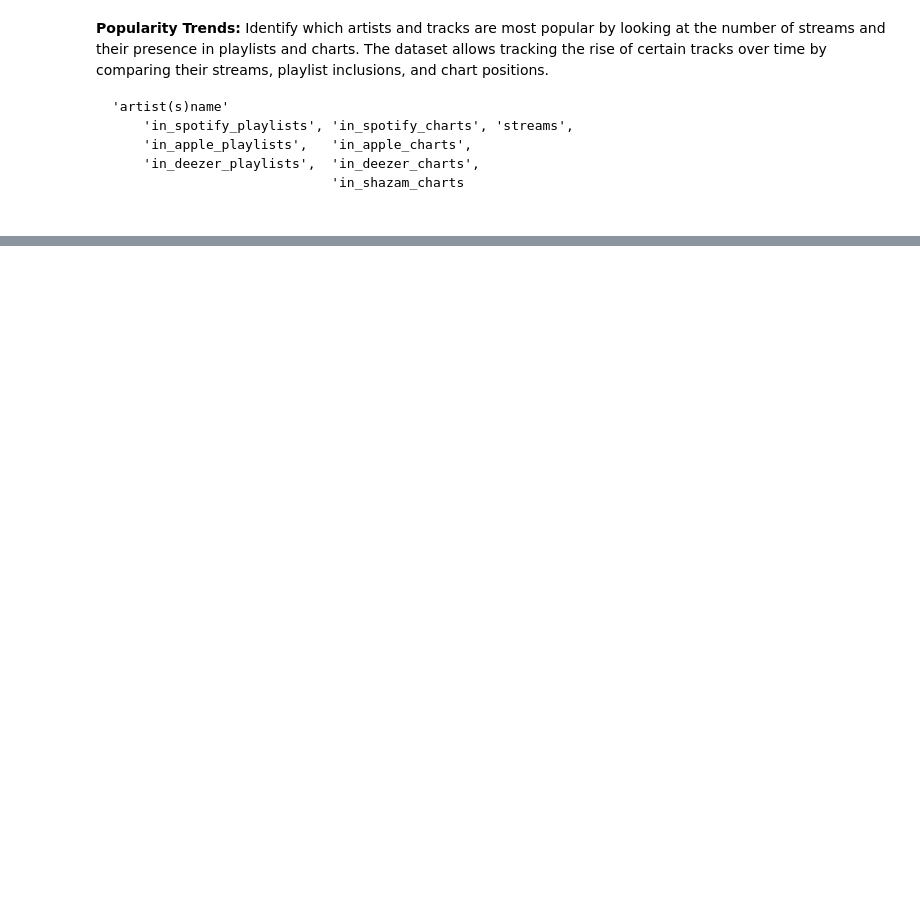
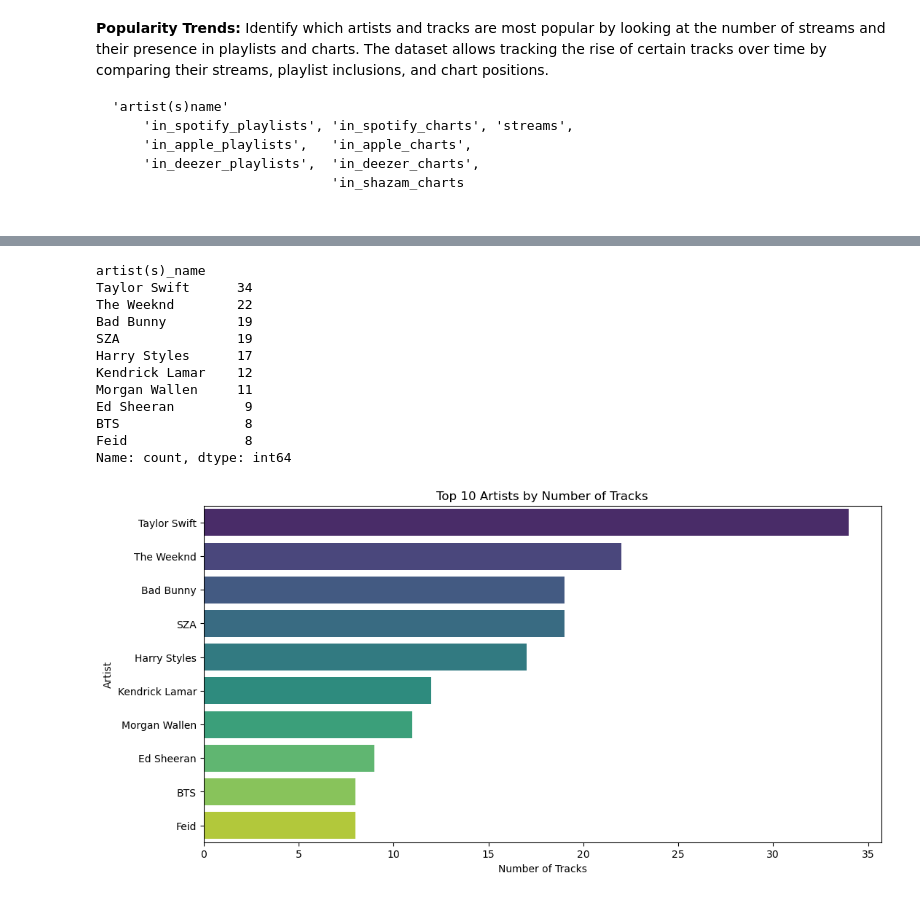
Before and after one commit to willablackmon/spotify_playlist_analysis, a Jupyter notebook: spotify_2023_data.ipynb, the cells around one changed output, grey strips where cells are left out. Cells and saved outputs as stored; diff of their text form; code cells hidden in the pictures; blank space fills up the shorter version.

Commit message:
updates to base file; added Shubhda seaborn barplot as example

```diff
--- a/spotify_2023_data.ipynb
+++ b/spotify_2023_data.ipynb
@@ -259,6 +279,33 @@ display(
 [figure]
 [figure]
 [figure]
+# %%
+##########################################################
+# (Shubhda) Visualization 1: Bar Plot - Number of tracks by artist
+###########################################################
+
+plt.figure(figsize=(12, 6))
+artist_counts = df['artist(s)_name'].value_counts().head(10)  # Top 10 artists
+display(artist_counts)
+sns.barplot(x=artist_counts.values, y=artist_counts.index, palette='viridis')
+plt.title('Top 10 Artists by Number of Tracks')
+plt.xlabel('Number of Tracks')
+plt.ylabel('Artist')
+plt.show()
+# %% [output]
+artist(s)_name
+Taylor Swift      34
+The Weeknd        22
+Bad Bunny         19
+SZA               19
+Harry Styles      17
+Kendrick Lamar    12
+Morgan Wallen     11
+Ed Sheeran         9
+BTS                8
+Feid               8
+Name: count, dtype: int64
+[figure, added]
 # %%
 # Export data to CSV without the index
 output_filepath = 'Resources/spotify-2023-data-cleaned.csv'
```
Also changed, not shown: parts of 4 cells of this notebook, 1 other file.
